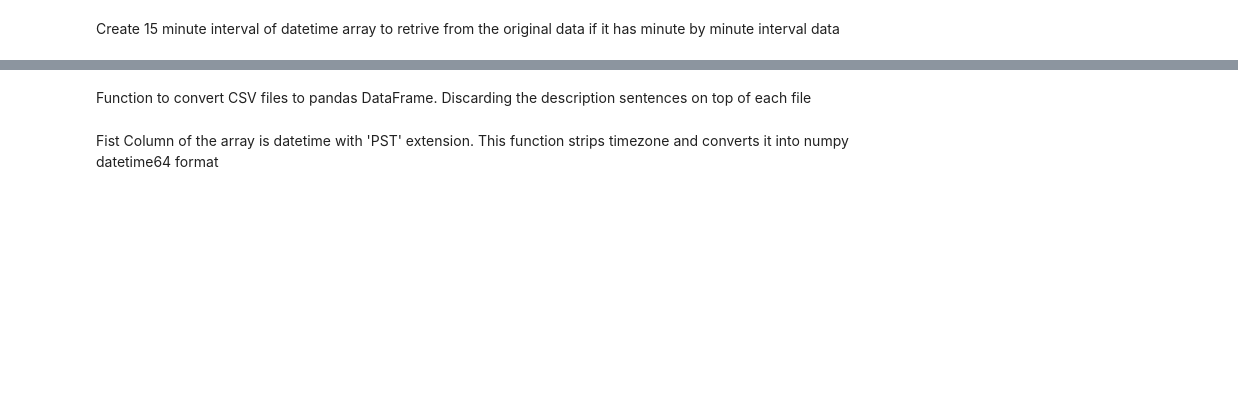
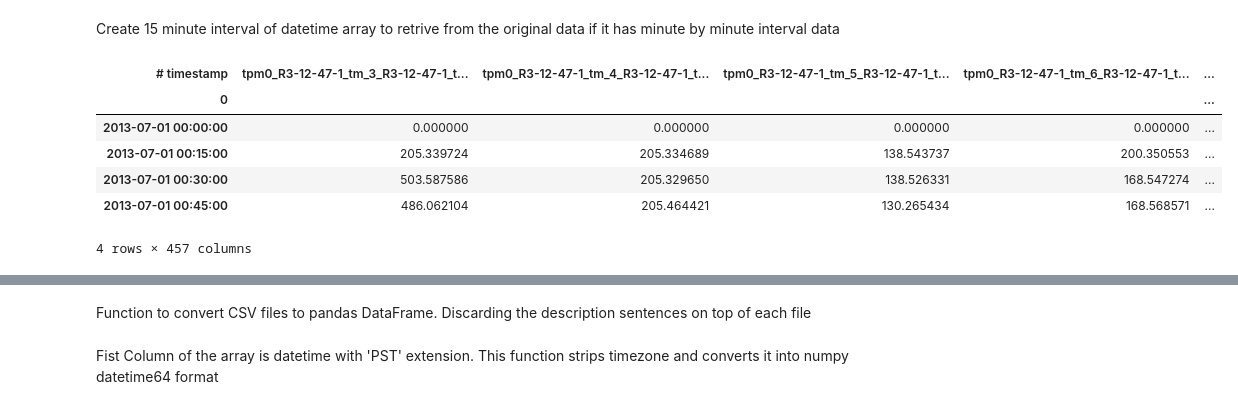
Before and after one commit to GRIDAPPSD/GOSS-GridAPPS-D, a Jupyter notebook: applications/python/pyVVO/ami2zip/amiZip.ipynb, the cells around one changed output, grey strips where cells are left out. Cells and saved outputs as stored; diff of their text form; code cells hidden in the pictures; blank space fills up the shorter version.

```diff
--- a/applications/python/pyVVO/ami2zip/amiZip.ipynb
+++ b/applications/python/pyVVO/ami2zip/amiZip.ipynb
@@ -52,0 +56,10 @@ newRealVoltage=ind15mins(realVoltage)
+# %%
+realPower['2013-07-01 00']
+# %% [output]
+| # timestamp | tpm0_R3-12-47-1_tm_3_R3-12-47-1_t... | tpm0_R3-12-47-1_tm_4_R3-12-47-1_t... | tpm0_R3-12-47-1_tm_5_R3-12-47-1_t... | tpm0_R3-12-47-1_tm_6_R3-12-47-1_t... | ... |
+| 0 |  |  |  |  | ... |
+| 2013-07-01 00:00:00 | 0.000000 | 0.000000 | 0.000000 | 0.000000 | ... |
+| 2013-07-01 00:15:00 | 205.339724 | 205.334689 | 138.543737 | 200.350553 | ... |
+| 2013-07-01 00:30:00 | 503.587586 | 205.329650 | 138.526331 | 168.547274 | ... |
+| 2013-07-01 00:45:00 | 486.062104 | 205.464421 | 130.265434 | 168.568571 | ... |
+4 rows × 457 columns
```
Also changed, not shown: parts of 8 cells of this notebook.
